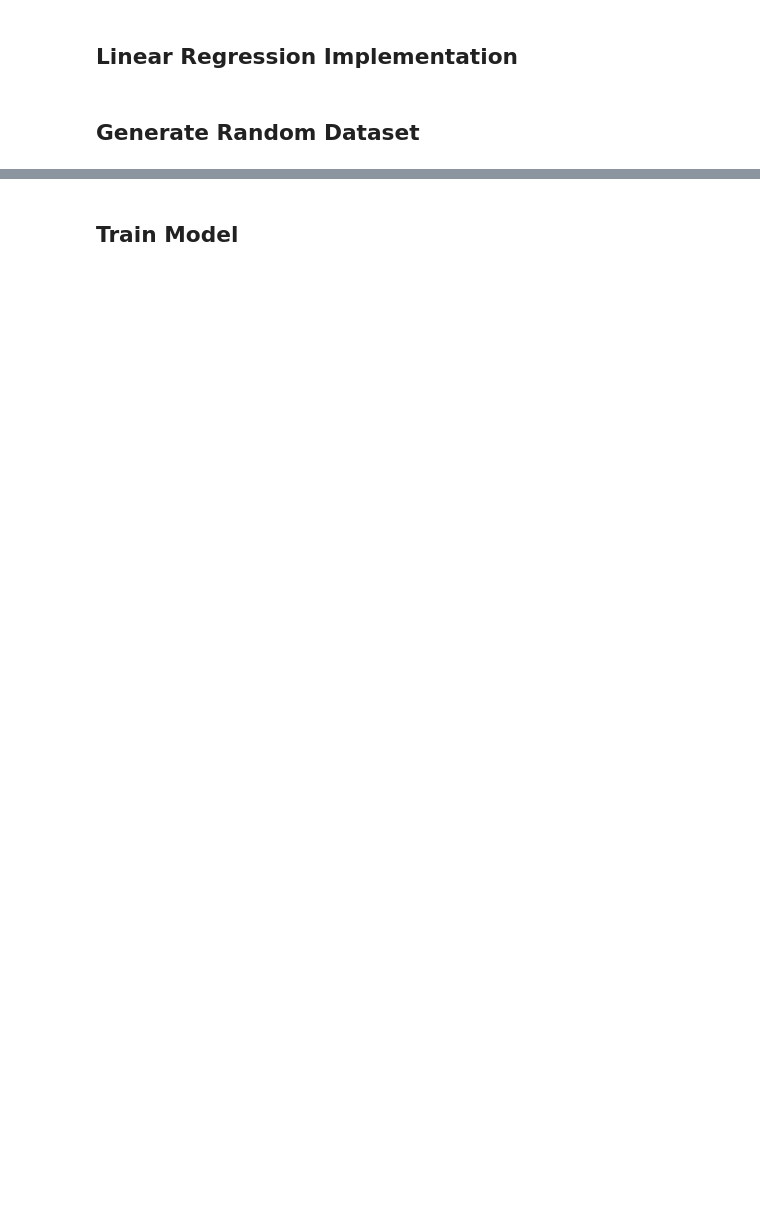
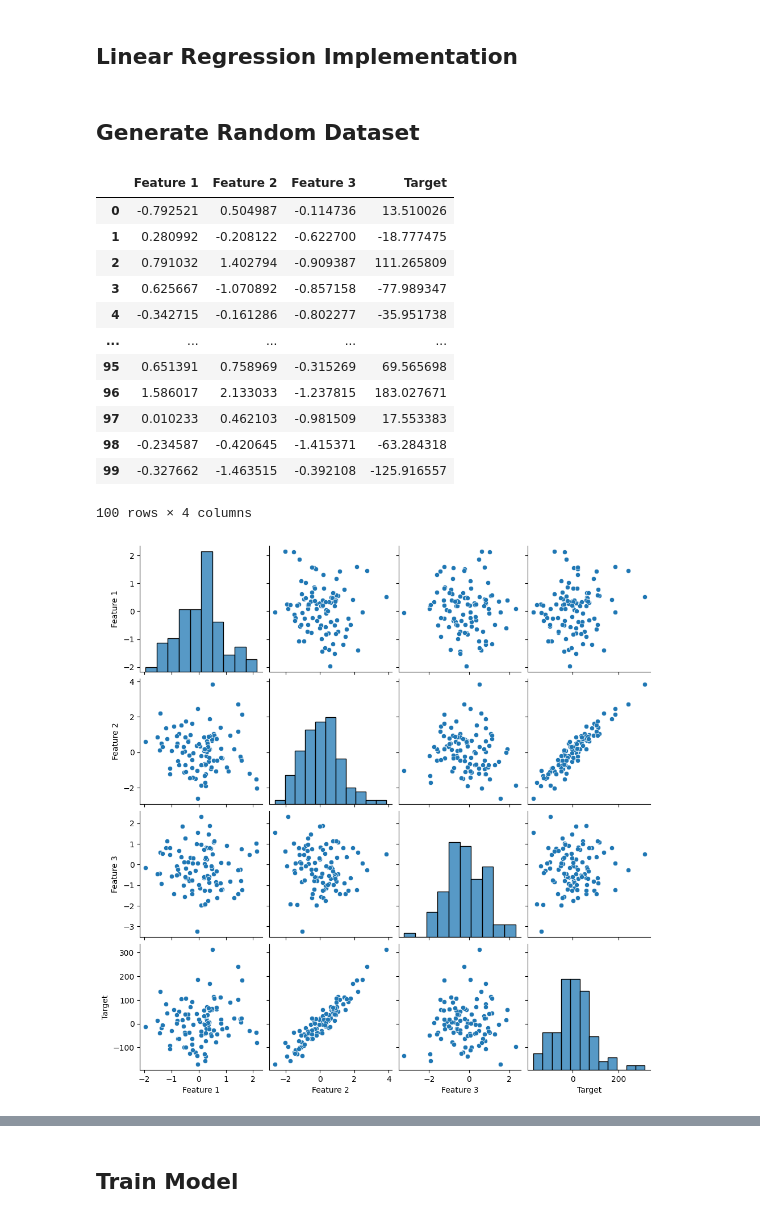
Before and after one commit to wuihee/machine-learning-algorithms, a Jupyter notebook: notebooks/1-linear-regression.ipynb, the cells around one changed output, grey strips where cells are left out. Drawn from its saved outputs; the diff is of its cells as text; code cells hidden in the pictures; blank space fills up the shorter version.

```diff
--- a/notebooks/1-linear-regression.ipynb
+++ b/notebooks/1-linear-regression.ipynb
@@ -98,3 +76,30 @@ class LinearRegression:
 # %% [markdown]
 ## Generate Random Dataset
+# %%
+X, y = datasets.make_regression(n_samples=100, n_features=3, noise=0.1, random_state=42)
+X_train, X_test, y_train, y_test = train_test_split(
+    X, y, test_size=0.2, random_state=42
+)
+
+data = pd.DataFrame(X, columns=["Feature 1", "Feature 2", "Feature 3"])
+data["Target"] = y
+display(data)
+
+sns.pairplot(data)
+plt.show()
+# %% [output]
+|  | Feature 1 | Feature 2 | Feature 3 | Target |
+| 0 | -0.792521 | 0.504987 | -0.114736 | 13.510026 |
+| 1 | 0.280992 | -0.208122 | -0.622700 | -18.777475 |
+| 2 | 0.791032 | 1.402794 | -0.909387 | 111.265809 |
+| 3 | 0.625667 | -1.070892 | -0.857158 | -77.989347 |
+| 4 | -0.342715 | -0.161286 | -0.802277 | -35.951738 |
+| ... | ... | ... | ... | ... |
+| 95 | 0.651391 | 0.758969 | -0.315269 | 69.565698 |
+| 96 | 1.586017 | 2.133033 | -1.237815 | 183.027671 |
+| 97 | 0.010233 | 0.462103 | -0.981509 | 17.553383 |
+| 98 | -0.234587 | -0.420645 | -1.415371 | -63.284318 |
+| 99 | -0.327662 | -1.463515 | -0.392108 | -125.916557 |
+100 rows × 4 columns
+[figure, added]
 # %%
```
Also changed, not shown: parts of 7 cells of this notebook.
